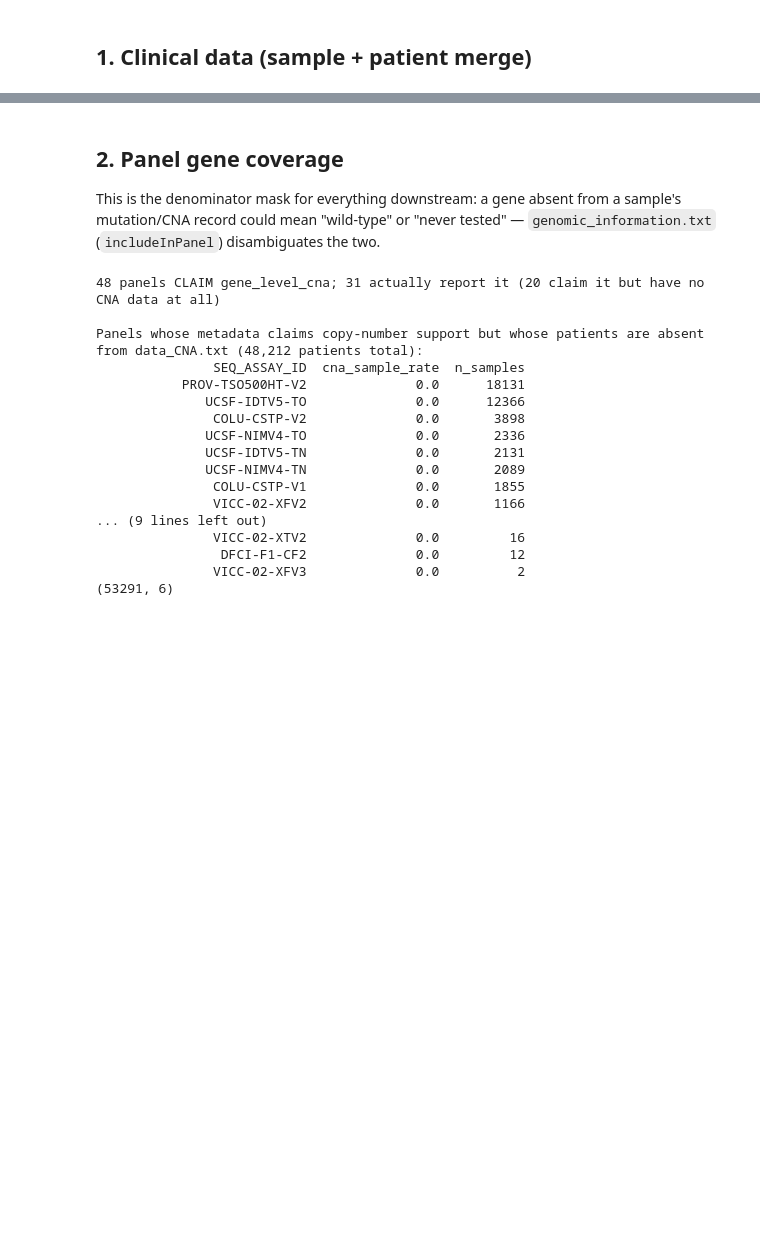
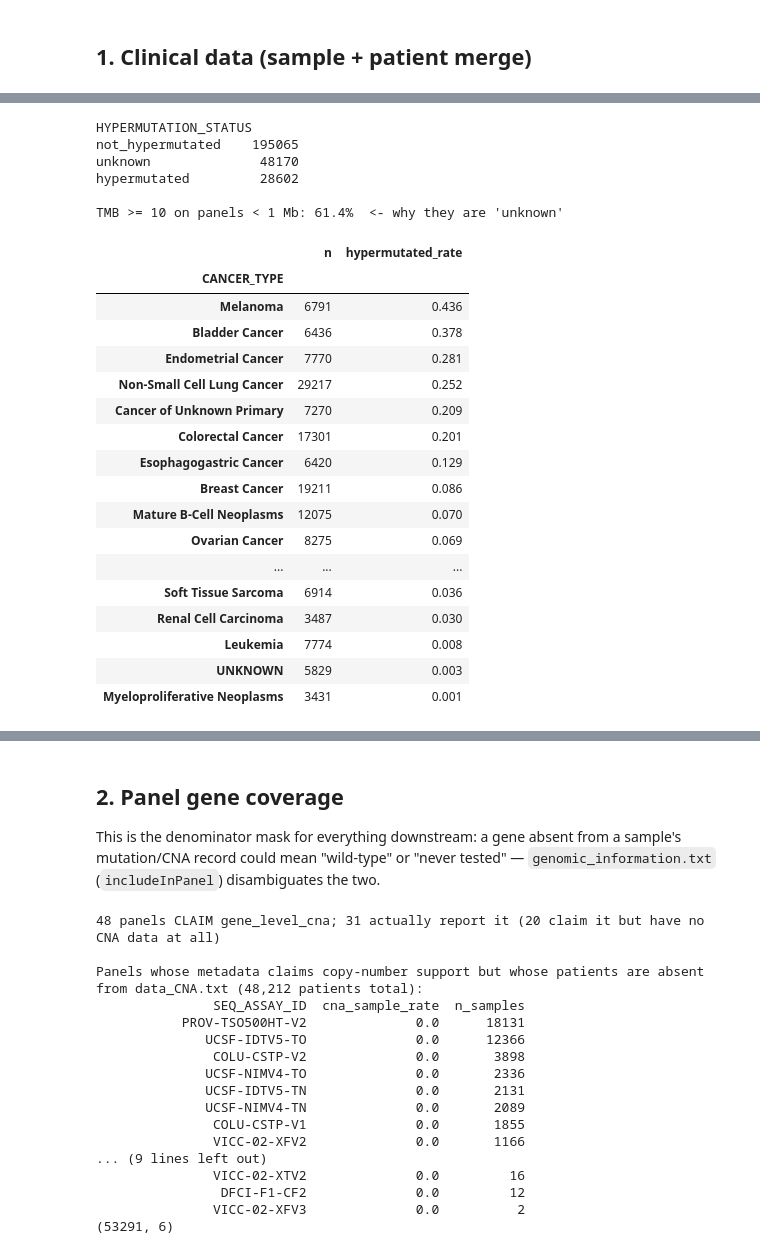
Before and after one commit to Wlimni/Learning-Cancer-Mutation-Landscapes-from-Large-Scale-Mutation-Testing-Data-fyp, a Jupyter notebook: notebooks/01_phase1_preprocessing.ipynb, the cells around one changed output, grey strips where cells are left out. Saved outputs shown, nothing was run; the diff lists cells and outputs as text; code cells hidden in the pictures; blank space fills up the shorter version.

```diff
--- a/notebooks/01_phase1_preprocessing.ipynb
+++ b/notebooks/01_phase1_preprocessing.ipynb
@@ -397,0 +368,80 @@ clinical.head(3)
+# %%
+import numpy as np
+
+MIN_TMB_FOOTPRINT_MB = 1.0   # panel must sequence >= this much DNA for TMB to mean anything
+HYPERMUTATION_TMB = 10.0     # mut/Mb -- Campbell et al. 2017 (Cell) hypermutation threshold
+
+
+def panel_footprint_mb() -> pd.Series:
+    """Sequenced territory per panel in Mb: includeInPanel intervals, overlaps merged."""
+    g = pd.read_csv(
+        RAW_DIR / "genomic_information.txt", sep="\t", dtype={"Chromosome": str},
+        usecols=["Chromosome", "Start_Position", "End_Position", "SEQ_ASSAY_ID", "includeInPanel"],
+    )
+    g = g[g["includeInPanel"] == True]
+
+    def merged_mb(df):
+        total = 0
+        for _, d in df.groupby("Chromosome"):
+            iv = d[["Start_Position", "End_Position"]].sort_values("Start_Position").to_numpy()
+            start, end = iv[0]
+            for a, b in iv[1:]:
+                if a <= end:                      # overlapping/adjacent -> extend
+                    end = max(end, b)
+                else:
+                    total += end - start + 1
+                    start, end = a, b
+            total += end - start + 1
+        return total / 1e6
+
+    cols = ["Chromosome", "Start_Position", "End_Position"]
+    return g.groupby("SEQ_ASSAY_ID")[cols].apply(merged_mb).rename("PANEL_FOOTPRINT_MB")
+
+
+clinical = clinical.merge(panel_footprint_mb(), left_on="SEQ_ASSAY_ID", right_index=True, how="left")
+tmb = pd.read_csv(RAW_DIR / "tmb_19.0-public.tsv", sep="\t").set_index("SAMPLE_ID")["tmb"]
+clinical["TMB_MUT_PER_MB"] = clinical["SAMPLE_ID"].map(tmb * 1e6)   # file stores mutations per base
+
+measurable = (clinical["PANEL_FOOTPRINT_MB"] >= MIN_TMB_FOOTPRINT_MB) & clinical["TMB_MUT_PER_MB"].notna()
+clinical["HYPERMUTATION_STATUS"] = np.select(
+    [measurable & (clinical["TMB_MUT_PER_MB"] >= HYPERMUTATION_TMB), measurable],
+    ["hypermutated", "not_hypermutated"], default="unknown",
+)
+
+qc_summary["hypermutation_status"] = {
+    "min_footprint_mb": MIN_TMB_FOOTPRINT_MB, "tmb_threshold": HYPERMUTATION_TMB,
+    "counts": {k: int(v) for k, v in clinical["HYPERMUTATION_STATUS"].value_counts().items()},
+    "tmb_ge_threshold_rate_on_small_panels": float(
+        (clinical.loc[~measurable, "TMB_MUT_PER_MB"] >= HYPERMUTATION_TMB).mean()),
+}
+print(clinical["HYPERMUTATION_STATUS"].value_counts().to_string())
+print(f"\nTMB >= {HYPERMUTATION_TMB:g} on panels < {MIN_TMB_FOOTPRINT_MB:g} Mb: "
+      f"{qc_summary['hypermutation_status']['tmb_ge_threshold_rate_on_small_panels']:.1%}  <- why they are 'unknown'")
+_m = clinical[measurable]
+(_m.groupby("CANCER_TYPE")["TMB_MUT_PER_MB"].agg(n="size", hypermutated_rate=lambda s: (s >= HYPERMUTATION_TMB).mean())
+   .query("n >= 3000").sort_values("hypermutated_rate", ascending=False).round(3))
+# %% [output]
+HYPERMUTATION_STATUS
+not_hypermutated    195065
+unknown              48170
+hypermutated         28602
+
+TMB >= 10 on panels < 1 Mb: 61.4%  <- why they are 'unknown'
+|  | n | hypermutated_rate |
+| CANCER_TYPE |  |  |
+| Melanoma | 6791 | 0.436 |
+| Bladder Cancer | 6436 | 0.378 |
+| Endometrial Cancer | 7770 | 0.281 |
+| Non-Small Cell Lung Cancer | 29217 | 0.252 |
+| Cancer of Unknown Primary | 7270 | 0.209 |
+| Colorectal Cancer | 17301 | 0.201 |
+| Esophagogastric Cancer | 6420 | 0.129 |
+| Breast Cancer | 19211 | 0.086 |
+| Mature B-Cell Neoplasms | 12075 | 0.070 |
+| Ovarian Cancer | 8275 | 0.069 |
+| ... | ... | ... |
+| Soft Tissue Sarcoma | 6914 | 0.036 |
+| Renal Cell Carcinoma | 3487 | 0.030 |
+| Leukemia | 7774 | 0.008 |
+| UNKNOWN | 5829 | 0.003 |
+| Myeloproliferative Neoplasms | 3431 | 0.001 |
```
Also changed, not shown: parts of 32 cells of this notebook, 23 other files.
